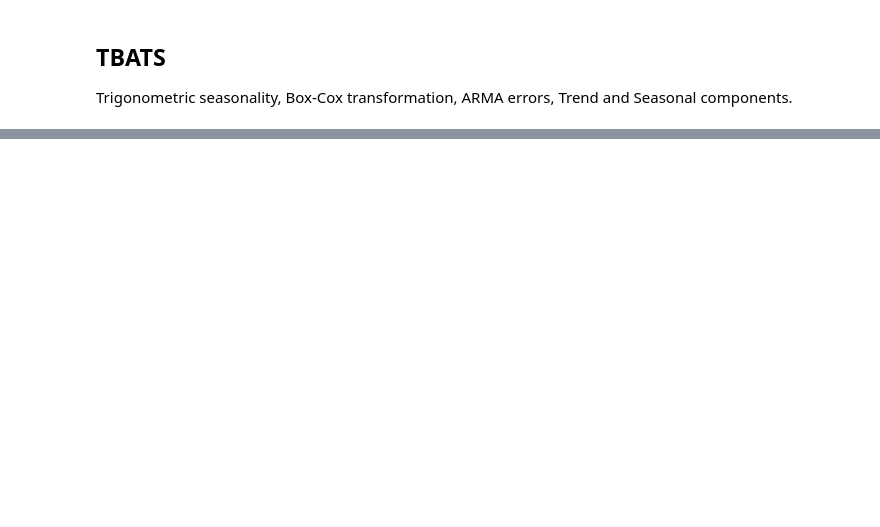
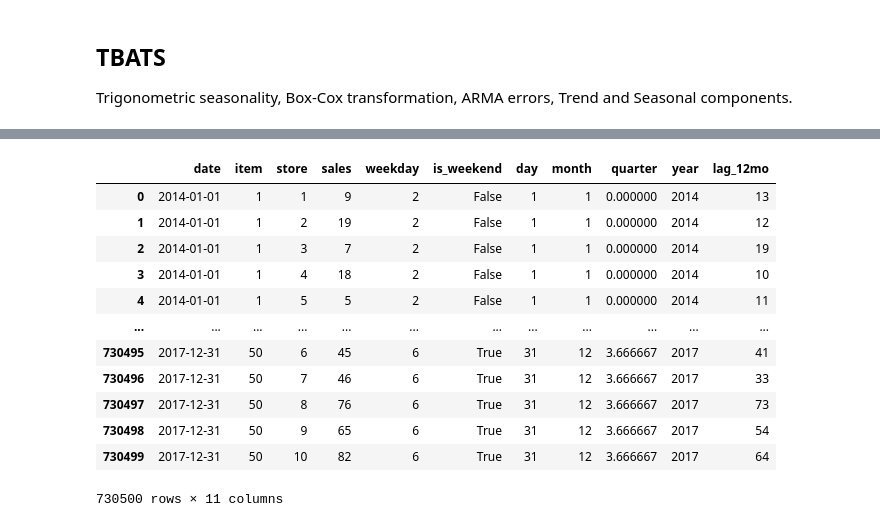
Before and after one commit to tcdat96/product-demand-forecast, a Jupyter notebook: demand-forecast-visualize.ipynb, the cells around one changed output, grey strips where cells are left out. Drawn from its saved outputs; the diff is of its cells as text; code cells hidden in the pictures; blank space fills up the shorter version.

```diff
--- a/demand-forecast-visualize.ipynb
+++ b/demand-forecast-visualize.ipynb
@@ -351,0 +402,32 @@ pass
+# %%
+def add_new_features(df):
+    df = df.set_index('date')
+    df['weekday'] = df.index.dayofweek
+    df['is_weekend'] = df['weekday'] >= 4
+    df['day'] = df.index.day
+    df['month'] = df.index.month
+    df['quarter'] = (df.month - 1) / 3
+    df['year'] = df.index.year
+
+    prior_year_sales = df.reset_index()[['date','sales','store','item']]
+    prior_year_sales['date'] += pd.Timedelta('365 days')
+    prior_year_sales.columns = ['date','12m_lag','store','item']
+    df = df.merge(prior_year_sales, on=['date','store','item'])
+
+    return df
+# %%
+add_new_features(train_df)
+# %% [output]
+|  | date | item | store | sales | weekday | is_weekend | day | month | quarter | year | lag_12mo |
+| 0 | 2014-01-01 | 1 | 1 | 9 | 2 | False | 1 | 1 | 0.000000 | 2014 | 13 |
+| 1 | 2014-01-01 | 1 | 2 | 19 | 2 | False | 1 | 1 | 0.000000 | 2014 | 12 |
+| 2 | 2014-01-01 | 1 | 3 | 7 | 2 | False | 1 | 1 | 0.000000 | 2014 | 19 |
+| 3 | 2014-01-01 | 1 | 4 | 18 | 2 | False | 1 | 1 | 0.000000 | 2014 | 10 |
+| 4 | 2014-01-01 | 1 | 5 | 5 | 2 | False | 1 | 1 | 0.000000 | 2014 | 11 |
+| ... | ... | ... | ... | ... | ... | ... | ... | ... | ... | ... | ... |
+| 730495 | 2017-12-31 | 50 | 6 | 45 | 6 | True | 31 | 12 | 3.666667 | 2017 | 41 |
+| 730496 | 2017-12-31 | 50 | 7 | 46 | 6 | True | 31 | 12 | 3.666667 | 2017 | 33 |
+| 730497 | 2017-12-31 | 50 | 8 | 76 | 6 | True | 31 | 12 | 3.666667 | 2017 | 73 |
+| 730498 | 2017-12-31 | 50 | 9 | 65 | 6 | True | 31 | 12 | 3.666667 | 2017 | 54 |
+| 730499 | 2017-12-31 | 50 | 10 | 82 | 6 | True | 31 | 12 | 3.666667 | 2017 | 64 |
+730500 rows × 11 columns
```
Also changed, not shown: parts of 6 cells of this notebook, 4 other files.
